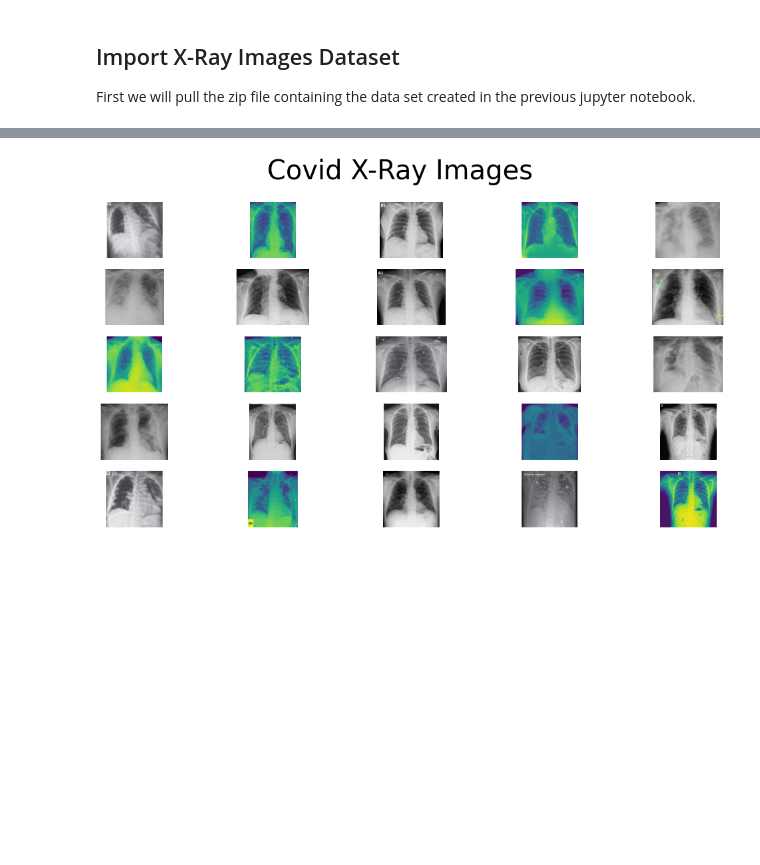
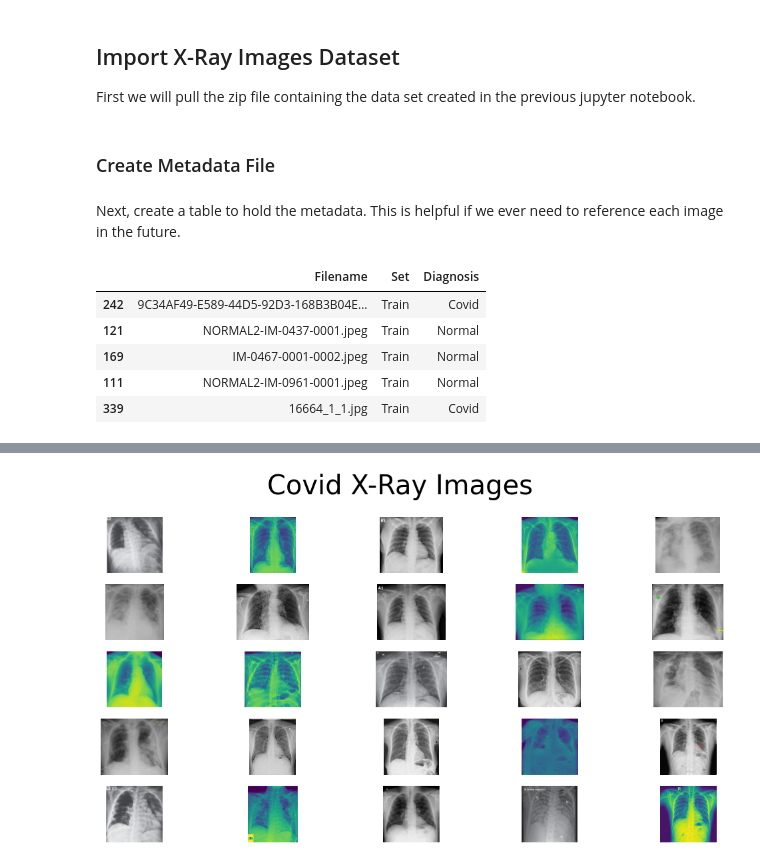
Before and after one commit to vijay-ss/Covid19-Xray-Detection, a Jupyter notebook: Covid19_Xray_Detection.ipynb, the cells around one changed output, grey strips where cells are left out. Saved outputs shown, nothing was run; the diff lists cells and outputs as text; code cells hidden in the pictures; blank space fills up the shorter version.

```diff
--- a/Covid19_Xray_Detection.ipynb
+++ b/Covid19_Xray_Detection.ipynb
@@ -95,0 +97,40 @@ First we will pull the zip file containing the data set created in the previous
+# %% [markdown]
+### Create Metadata File
+# %% [markdown]
+Next, create a table to hold the metadata. This is helpful if we ever need to reference each image in the future.
+# %%
+# using the directory filepath to classify the images
+
+path = "./Covid_Dataset/"
+filepath = []
+
+for root, directories, files in os.walk(path, topdown=False):
+  for name in files:
+    filepath.append(os.path.join(root, name))
+		#print(os.path.join(root, name))
+	#for name in directories:
+		#print(os.path.join(root, name))
+
+set = []
+diagnosis = []
+imgname = []
+
+for i in filepath:
+  imgname.append(i.split("/")[4])
+  set.append(i.split("/")[2])
+  diagnosis.append(i.split("/")[3])
+
+df = pd.DataFrame(list(zip(imgname, set, diagnosis)),
+                  columns = ['Filename', 'Set', 'Diagnosis'])
+
+# metadata exported to a csv
+df.to_csv('covid_metadata.csv')
+
+df.sample(5)
+# %% [output]
+|  | Filename | Set | Diagnosis |
+| 242 | 9C34AF49-E589-44D5-92D3-168B3B04E... | Train | Covid |
+| 121 | NORMAL2-IM-0437-0001.jpeg | Train | Normal |
+| 169 | IM-0467-0001-0002.jpeg | Train | Normal |
+| 111 | NORMAL2-IM-0961-0001.jpeg | Train | Normal |
+| 339 | 16664_1_1.jpg | Train | Covid |
```
Also changed, not shown: parts of 7 cells of this notebook.
